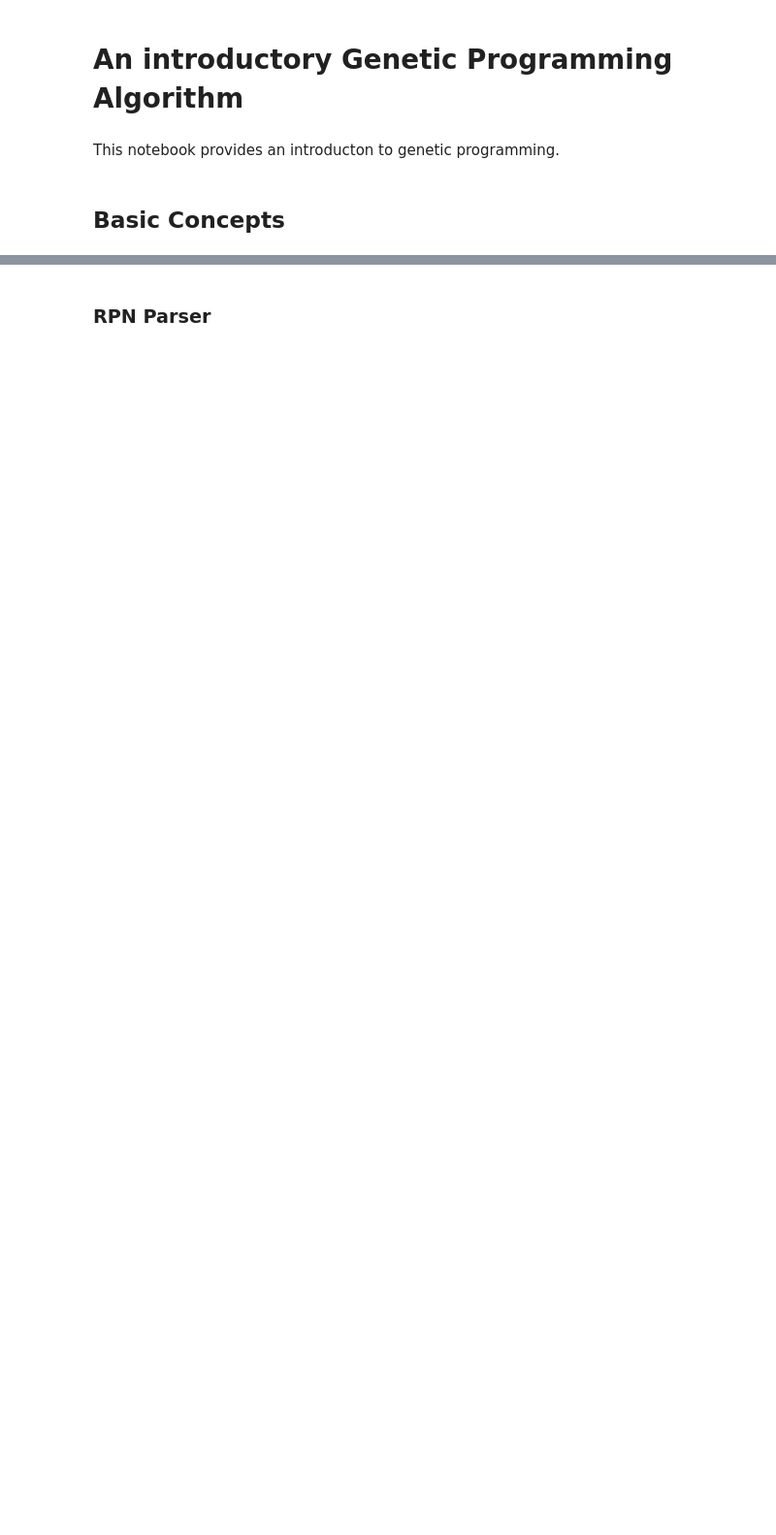
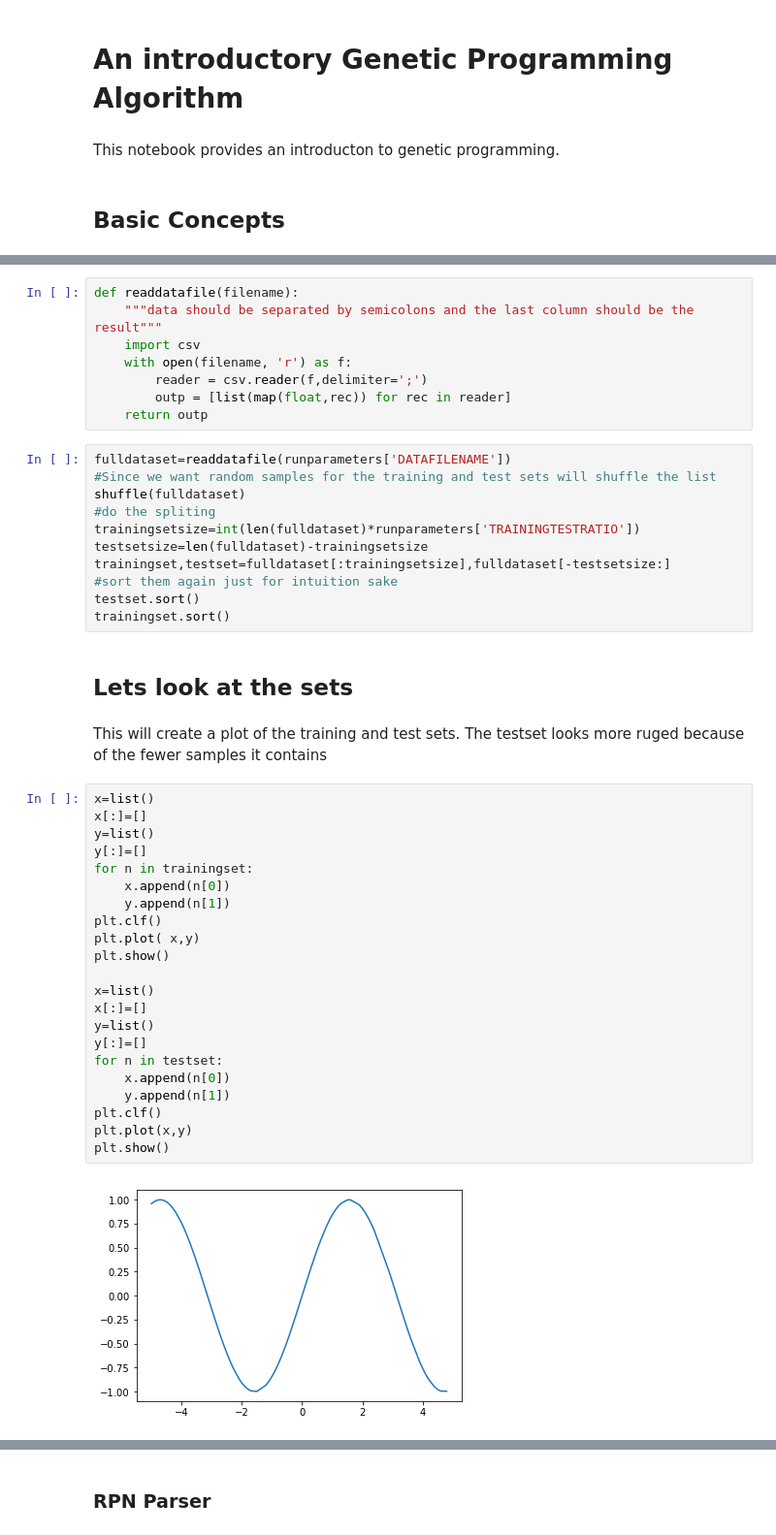
Before and after one commit to jcanelhas/GPIntro, a Jupyter notebook: Genetic Programming Intro.ipynb, the cells around one changed output, grey strips where cells are left out. Shown: that part at 97% size. Cells and saved outputs as stored; diff of their text form; blank space fills up the shorter version.

```diff
--- a/Genetic Programming Intro.ipynb
+++ b/Genetic Programming Intro.ipynb
@@ -6,0 +41,48 @@ This notebook provides an introducton to genetic programming.
+# %%
+def readdatafile(filename):
+    """data should be separated by semicolons and the last column should be the result"""
+    import csv
+    with open(filename, 'r') as f:
+        reader = csv.reader(f,delimiter=';')
+        outp = [list(map(float,rec)) for rec in reader]
+    return outp
+# %%
+fulldataset=readdatafile(runparameters['DATAFILENAME'])
+#Since we want random samples for the training and test sets will shuffle the list
+shuffle(fulldataset)
+#do the spliting
+trainingsetsize=int(len(fulldataset)*runparameters['TRAININGTESTRATIO'])
+testsetsize=len(fulldataset)-trainingsetsize
+trainingset,testset=fulldataset[:trainingsetsize],fulldataset[-testsetsize:]
+#sort them again just for intuition sake
+testset.sort()
+trainingset.sort()
+# %% [markdown]
+## Lets look at the sets
+# %% [markdown]
+This will create a plot of the training and test sets.
+The testset looks more ruged because of the fewer samples it contains
+# %%
+x=list()
+x[:]=[]
+y=list()
+y[:]=[]
+for n in trainingset:
+    x.append(n[0])
+    y.append(n[1])
+plt.clf()
+plt.plot( x,y)
+plt.show()
+
+x=list()
+x[:]=[]
+y=list()
+y[:]=[]
+for n in testset:
+    x.append(n[0])
+    y.append(n[1])
+plt.clf()
+plt.plot(x,y)
+plt.show()
+# %% [output]
+[figure, added]
```
Also changed, not shown: parts of 19 cells of this notebook.
